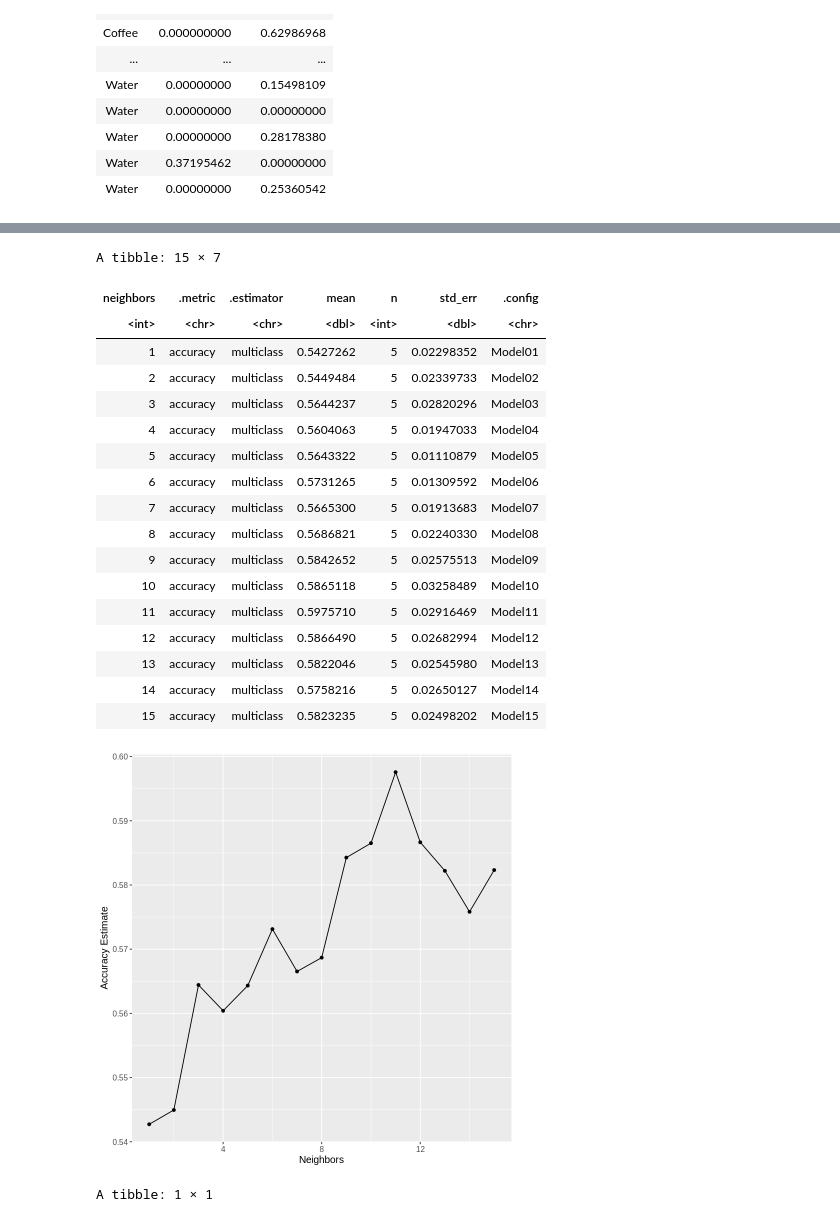
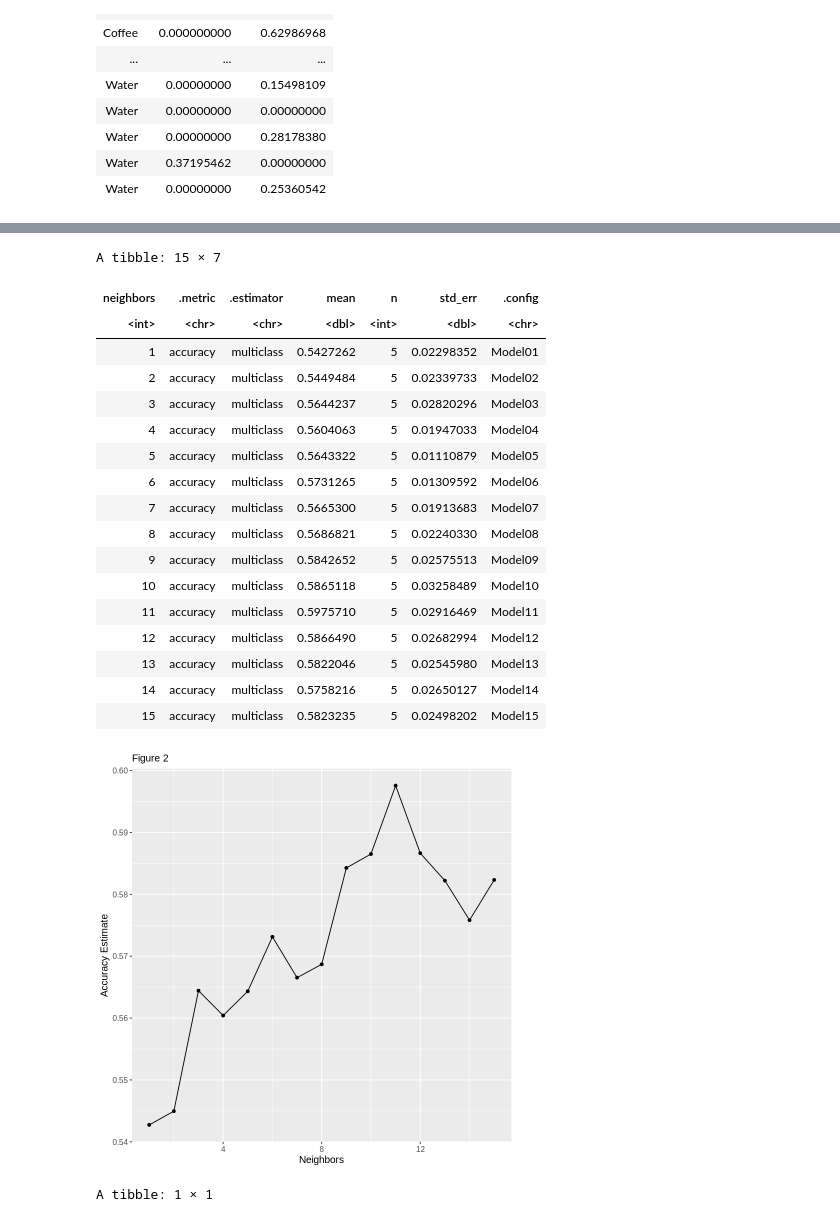
Before and after one commit to sejalvij/dsci-new-project, a Jupyter notebook: New project code.ipynb, the cells around one changed output, grey strips where cells are left out. Saved outputs shown, nothing was run; the diff lists cells and outputs as text; code cells hidden in the pictures.

```diff
--- a/New project code.ipynb
+++ b/New project code.ipynb
@@ -144,35 +145,35 @@ filter(.metric == "accuracy")
 accuracies
 
 #plot accuracy vs. K to find the best K
 accuracy_vs_k <- ggplot(accuracies, aes(x = neighbors, y = mean)) +
 geom_point() +
 geom_line() +
-labs(x = "Neighbors", y = "Accuracy Estimate") +
+labs(x = "Neighbors", y = "Accuracy Estimate", subtitle = "Figure 2") +
 theme(text = element_text(size = 12))
 
 accuracy_vs_k
 
 #note mean is the accuracy percent : 59.8% for K=11
 # %% [output]
 A tibble: 15 × 7
 | neighbors | .metric | .estimator | mean | n | std_err | .config |
 | <int> | <chr> | <chr> | <dbl> | <int> | <dbl> | <chr> |
 | 1 | accuracy | multiclass | 0.5427262 | 5 | 0.02298352 | Model01 |
 | 2 | accuracy | multiclass | 0.5449484 | 5 | 0.02339733 | Model02 |
 | 3 | accuracy | multiclass | 0.5644237 | 5 | 0.02820296 | Model03 |
 | 4 | accuracy | multiclass | 0.5604063 | 5 | 0.01947033 | Model04 |
 | 5 | accuracy | multiclass | 0.5643322 | 5 | 0.01110879 | Model05 |
 | 6 | accuracy | multiclass | 0.5731265 | 5 | 0.01309592 | Model06 |
 | 7 | accuracy | multiclass | 0.5665300 | 5 | 0.01913683 | Model07 |
 | 8 | accuracy | multiclass | 0.5686821 | 5 | 0.02240330 | Model08 |
 | 9 | accuracy | multiclass | 0.5842652 | 5 | 0.02575513 | Model09 |
 | 10 | accuracy | multiclass | 0.5865118 | 5 | 0.03258489 | Model10 |
 | 11 | accuracy | multiclass | 0.5975710 | 5 | 0.02916469 | Model11 |
 | 12 | accuracy | multiclass | 0.5866490 | 5 | 0.02682994 | Model12 |
 | 13 | accuracy | multiclass | 0.5822046 | 5 | 0.02545980 | Model13 |
 | 14 | accuracy | multiclass | 0.5758216 | 5 | 0.02650127 | Model14 |
 | 15 | accuracy | multiclass | 0.5823235 | 5 | 0.02498202 | Model15 |
-[figure, old version]
+[figure, new version]
 # %%
 #predicting the class for observation using
 #the K found through tuning
```
Also changed, not shown: parts of 4 cells of this notebook.
